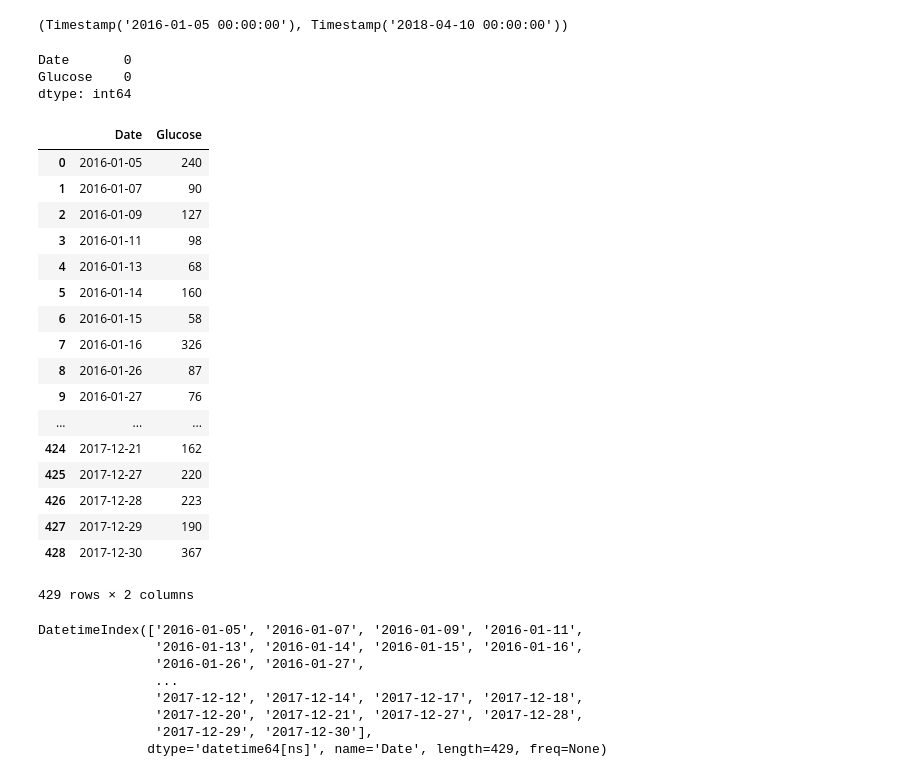
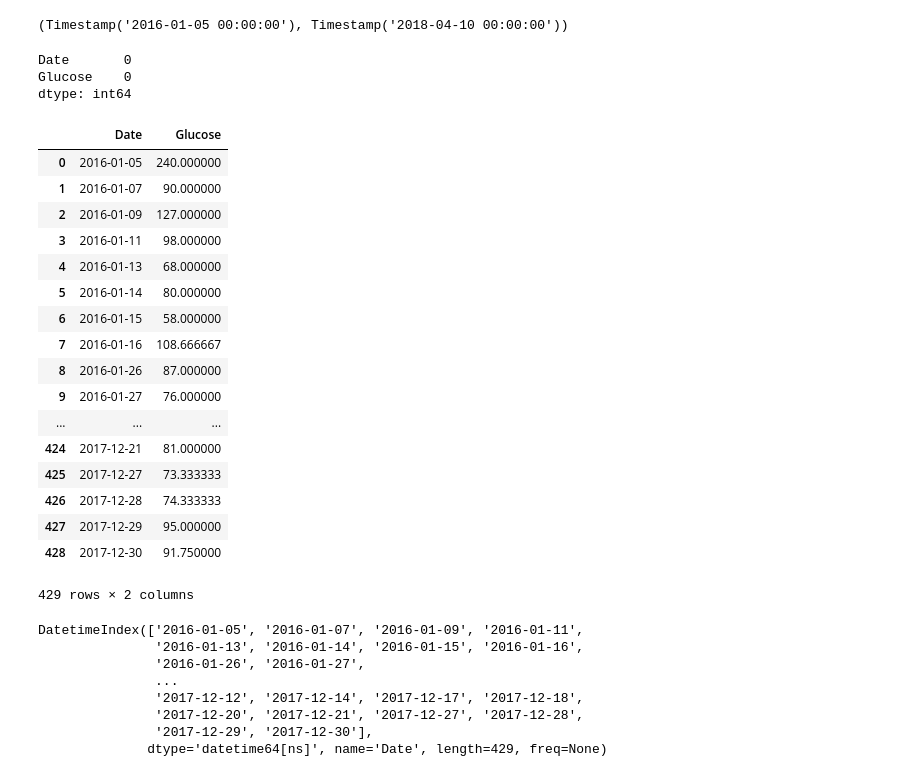
Before and after one commit to nyp-leon/Medical-Advising-AI-, a Jupyter notebook: ZL_TimeSeries(ARIMA).ipynb, the cells around one changed output. Saved outputs shown, nothing was run; the diff lists cells and outputs as text; code cells hidden in the pictures.

```diff
--- a/ZL_TimeSeries(ARIMA).ipynb
+++ b/ZL_TimeSeries(ARIMA).ipynb
@@ -21,33 +28,38 @@ df = pd.DataFrame({'Date' : df['Date'], 'Glucose' : df['Glucose']})
 df['Date'].min(), df['Date'].max()
 # %% [output]
 (Timestamp('2016-01-05 00:00:00'), Timestamp('2018-04-10 00:00:00'))
-# %%
-df.isnull().sum()
-# %% [output]
-Date       0
-Glucose    0
-dtype: int64
+# %%
+# Checking for missing values
+
+df.isnull().sum()
+# %% [output]
+Date       0
+Glucose    0
+dtype: int64
 # %%
-df = df.groupby('Date')['Glucose'].sum().reset_index()
+# Grouping by date
+# Excluding Date = 2018-04-10, as it is an outlier
+
+df = df.groupby('Date')['Glucose'].mean().reset_index()
 df = df[df.Date != '2018-04-10']
 df
 # %% [output]
 |  | Date | Glucose |
-| 0 | 2016-01-05 | 240 |
-| 1 | 2016-01-07 | 90 |
-| 2 | 2016-01-09 | 127 |
-| 3 | 2016-01-11 | 98 |
-| 4 | 2016-01-13 | 68 |
-| 5 | 2016-01-14 | 160 |
-| 6 | 2016-01-15 | 58 |
-| 7 | 2016-01-16 | 326 |
-| 8 | 2016-01-26 | 87 |
-| 9 | 2016-01-27 | 76 |
+| 0 | 2016-01-05 | 240.000000 |
+| 1 | 2016-01-07 | 90.000000 |
+| 2 | 2016-01-09 | 127.000000 |
+| 3 | 2016-01-11 | 98.000000 |
+| 4 | 2016-01-13 | 68.000000 |
+| 5 | 2016-01-14 | 80.000000 |
+| 6 | 2016-01-15 | 58.000000 |
+| 7 | 2016-01-16 | 108.666667 |
+| 8 | 2016-01-26 | 87.000000 |
+| 9 | 2016-01-27 | 76.000000 |
 | ... | ... | ... |
-| 424 | 2017-12-21 | 162 |
-| 425 | 2017-12-27 | 220 |
-| 426 | 2017-12-28 | 223 |
-| 427 | 2017-12-29 | 190 |
-| 428 | 2017-12-30 | 367 |
+| 424 | 2017-12-21 | 81.000000 |
+| 425 | 2017-12-27 | 73.333333 |
+| 426 | 2017-12-28 | 74.333333 |
+| 427 | 2017-12-29 | 95.000000 |
+| 428 | 2017-12-30 | 91.750000 |
 429 rows × 2 columns
 # %%
```
Also changed, not shown: parts of 15 cells of this notebook, 1 other file.
